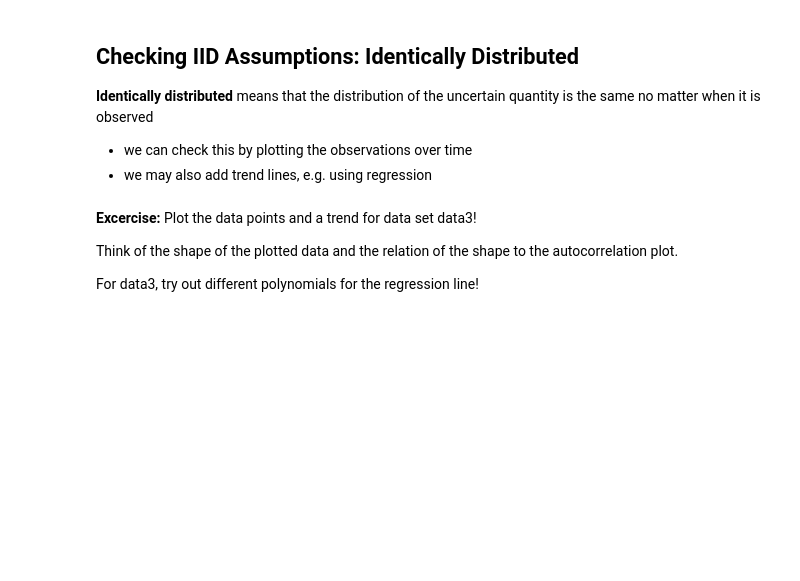
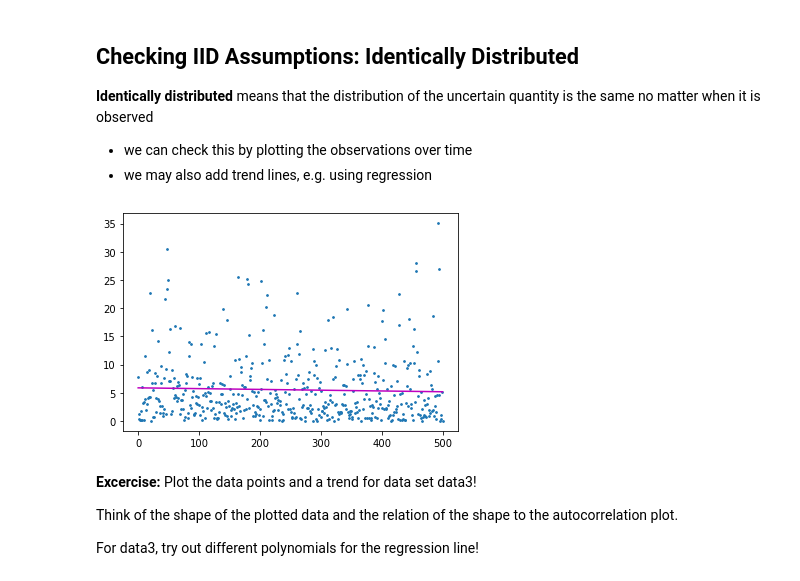
Before and after one commit to decision-analytics/cords2022, a Jupyter notebook: 03/03_Obtaining_Distributions.ipynb, the cells around one changed output. Saved outputs shown, nothing was run; the diff lists cells and outputs as text; code cells hidden in the pictures; blank space fills up the shorter version.

```diff
--- a/03/03_Obtaining_Distributions.ipynb
+++ b/03/03_Obtaining_Distributions.ipynb
@@ -427,12 +426,14 @@ quantity is the same no matter when it is observed
 # %%
 data = data2
 xx = range(len(data))
 
 plt.scatter(xx, data, s=3);
 
-z = np.polyfit(xx, data, deg=15) # deg is the degree of the polynomial (1=linear)
+z = np.polyfit(xx, data, deg=1) # deg is the degree of the polynomial (1=linear)
 p = np.poly1d(z)
 plt.plot(xx, p(xx), 'm-');
+# %% [output]
+[figure, added]
 # %% [markdown]
 **Excercise:**
 Plot the data points and a trend for data set data3!
```
Also changed, not shown: parts of 27 cells of this notebook, 12 other files.
